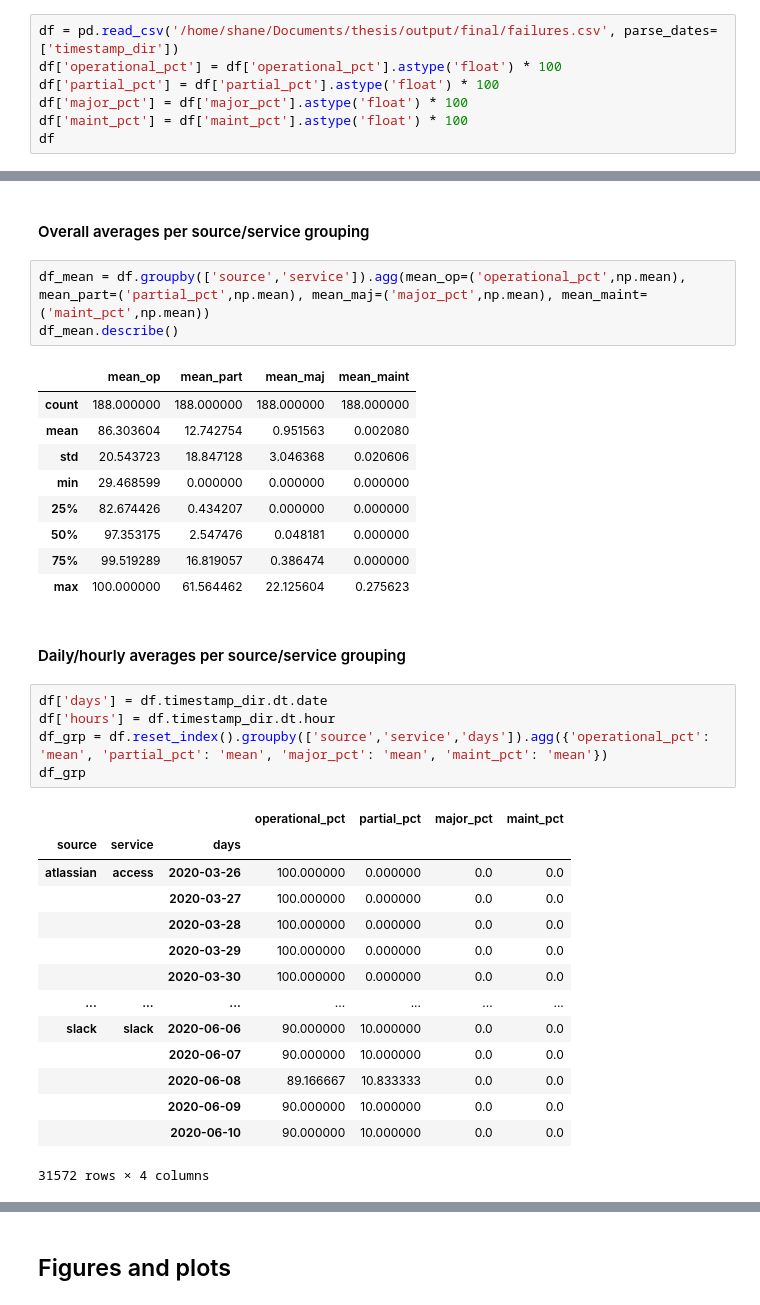
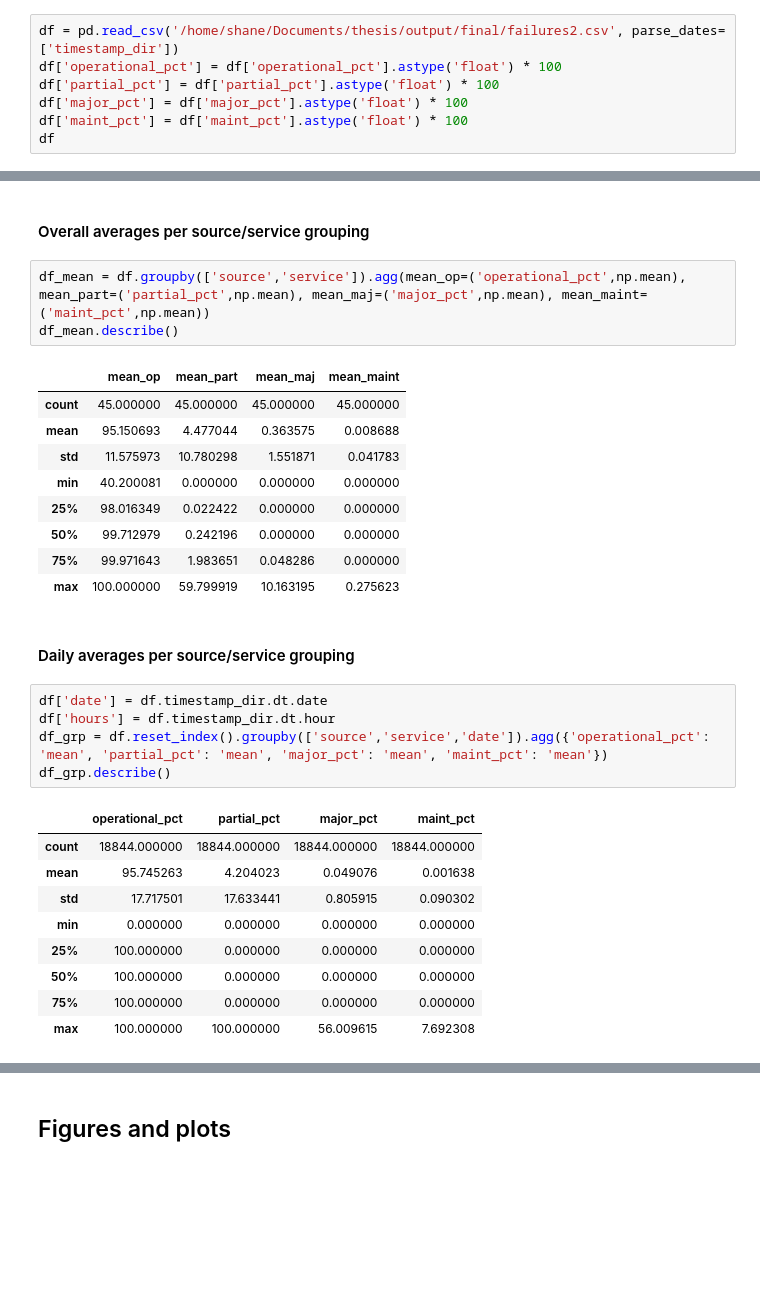
Before and after one commit to shanemin/thesis-msc-cloud-failures, a Jupyter notebook: scripts/stats/analysis.ipynb, the cells around one changed output, grey strips where cells are left out. Cells and saved outputs as stored; diff of their text form; blank space fills up the shorter version.

```diff
--- a/scripts/stats/analysis.ipynb
+++ b/scripts/stats/analysis.ipynb
@@ -19,7 +19,7 @@ from statsmodels.distributions.empirical_distribution import ECDF
 
 %matplotlib inline
 # %%
-df = pd.read_csv('/home/shane/Documents/thesis/output/final/failures.csv', parse_dates=['timestamp_dir'])
+df = pd.read_csv('/home/shane/Documents/thesis/output/final/failures2.csv', parse_dates=['timestamp_dir'])
 df['operational_pct'] = df['operational_pct'].astype('float') * 100
 df['partial_pct'] = df['partial_pct'].astype('float') * 100
 df['major_pct'] = df['major_pct'].astype('float') * 100
@@ -172,33 +172,28 @@ df_mean = df.groupby(['source','service']).agg(mean_op=('operational_pct',np.mea
 df_mean.describe()
 # %% [output]
 |  | mean_op | mean_part | mean_maj | mean_maint |
-| count | 188.000000 | 188.000000 | 188.000000 | 188.000000 |
-| mean | 86.303604 | 12.742754 | 0.951563 | 0.002080 |
-| std | 20.543723 | 18.847128 | 3.046368 | 0.020606 |
-| min | 29.468599 | 0.000000 | 0.000000 | 0.000000 |
-| 25% | 82.674426 | 0.434207 | 0.000000 | 0.000000 |
-| 50% | 97.353175 | 2.547476 | 0.048181 | 0.000000 |
-| 75% | 99.519289 | 16.819057 | 0.386474 | 0.000000 |
-| max | 100.000000 | 61.564462 | 22.125604 | 0.275623 |
+| count | 45.000000 | 45.000000 | 45.000000 | 45.000000 |
+| mean | 95.150693 | 4.477044 | 0.363575 | 0.008688 |
+| std | 11.575973 | 10.780298 | 1.551871 | 0.041783 |
+| min | 40.200081 | 0.000000 | 0.000000 | 0.000000 |
+| 25% | 98.016349 | 0.022422 | 0.000000 | 0.000000 |
+| 50% | 99.712979 | 0.242196 | 0.000000 | 0.000000 |
+| 75% | 99.971643 | 1.983651 | 0.048286 | 0.000000 |
+| max | 100.000000 | 59.799919 | 10.163195 | 0.275623 |
 # %% [markdown]
-#### Daily/hourly averages per source/service grouping
+#### Daily averages per source/service grouping
 # %%
-df['days'] = df.timestamp_dir.dt.date
+df['date'] = df.timestamp_dir.dt.date
 df['hours'] = df.timestamp_dir.dt.hour
-df_grp = df.reset_index().groupby(['source','service','days']).agg({'operational_pct': 'mean', 'partial_pct': 'mean', 'major_pct': 'mean', 'maint_pct': 'mean'})
-df_grp
+df_grp = df.reset_index().groupby(['source','service','date']).agg({'operational_pct': 'mean', 'partial_pct': 'mean', 'major_pct': 'mean', 'maint_pct': 'mean'})
+df_grp.describe()
 # %% [output]
-|  |  |  | operational_pct | partial_pct | major_pct | maint_pct |
-| source | service | days |  |  |  |  |
-| atlassian | access | 2020-03-26 | 100.000000 | 0.000000 | 0.0 | 0.0 |
-|  |  | 2020-03-27 | 100.000000 | 0.000000 | 0.0 | 0.0 |
-|  |  | 2020-03-28 | 100.000000 | 0.000000 | 0.0 | 0.0 |
-|  |  | 2020-03-29 | 100.000000 | 0.000000 | 0.0 | 0.0 |
-|  |  | 2020-03-30 | 100.000000 | 0.000000 | 0.0 | 0.0 |
-| ... | ... | ... | ... | ... | ... | ... |
-| slack | slack | 2020-06-06 | 90.000000 | 10.000000 | 0.0 | 0.0 |
-|  |  | 2020-06-07 | 90.000000 | 10.000000 | 0.0 | 0.0 |
-|  |  | 2020-06-08 | 89.166667 | 10.833333 | 0.0 | 0.0 |
-|  |  | 2020-06-09 | 90.000000 | 10.000000 | 0.0 | 0.0 |
-|  |  | 2020-06-10 | 90.000000 | 10.000000 | 0.0 | 0.0 |
+|  | operational_pct | partial_pct | major_pct | maint_pct |
+| count | 18844.000000 | 18844.000000 | 18844.000000 | 18844.000000 |
+| mean | 95.745263 | 4.204023 | 0.049076 | 0.001638 |
+| std | 17.717501 | 17.633441 | 0.805915 | 0.090302 |
+| min | 0.000000 | 0.000000 | 0.000000 | 0.000000 |
+| 25% | 100.000000 | 0.000000 | 0.000000 | 0.000000 |
+| 50% | 100.000000 | 0.000000 | 0.000000 | 0.000000 |
+| 75% | 100.000000 | 0.000000 | 0.000000 | 0.000000 |
+| max | 100.000000 | 100.000000 | 56.009615 | 7.692308 |
-31572 rows × 4 columns
```
Also changed, not shown: parts of 28 cells of this notebook, 8 other files.
